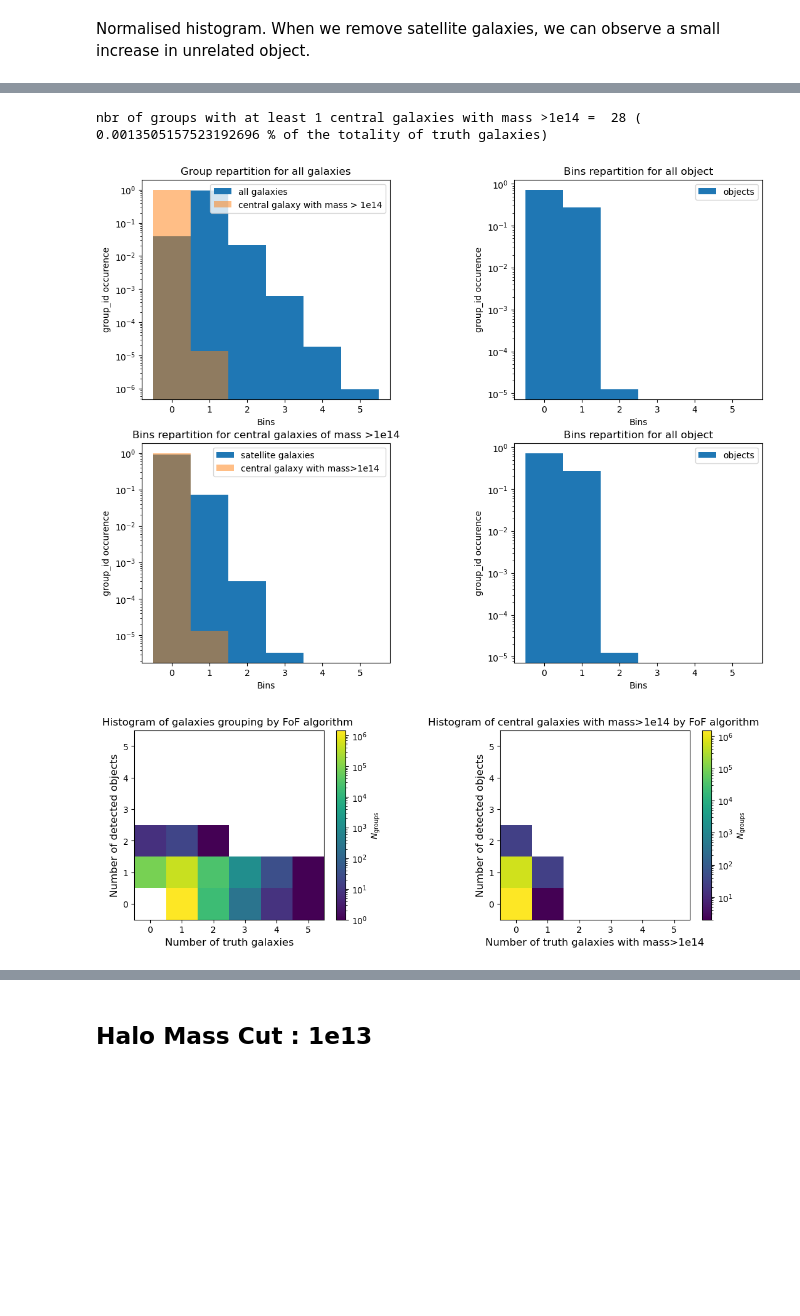
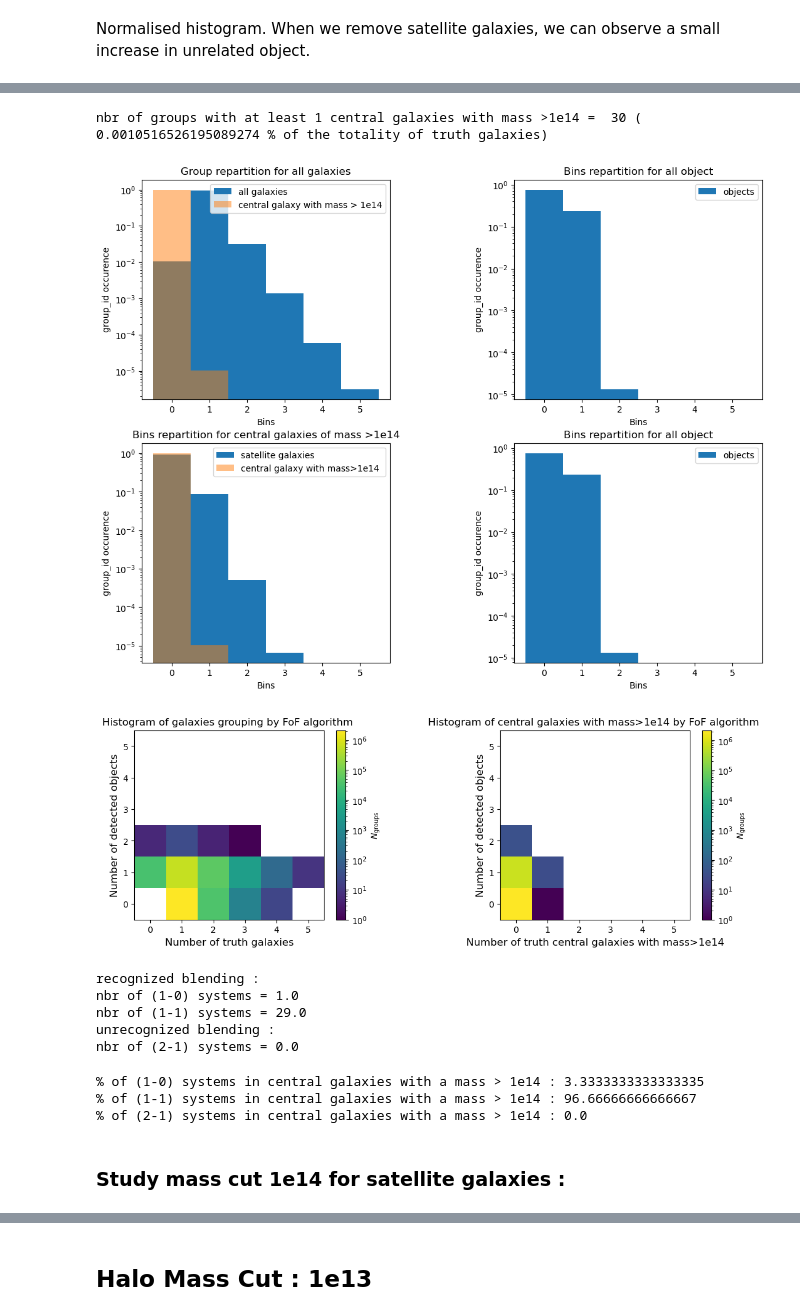
Before and after one commit to GabrielFrugier/stage_LSST, a Jupyter notebook: nt_nobs_system.ipynb, the cells around one changed output, grey strips where cells are left out. Cells and saved outputs as stored; diff of their text form; code cells hidden in the pictures; blank space fills up the shorter version.

```diff
--- a/nt_nobs_system.ipynb
+++ b/nt_nobs_system.ipynb
@@ -45,7 +47,7 @@ cosmodc2.get_quantity_info('is_central')
 object_quantities = ['ra', 'dec', 'mag_i_cModel', 'photoz_mean']
 
 object_data = (dc2.get_quantities(object_quantities,
-                                 filters=['extendedness>0', 'clean']+object_mag_filters+object_z_filters,
+                                 filters=['extendedness>0', 'clean']+object_mag_filters,
                                  native_filters=['tract==4026']))
 
 print(type(object_data))
@@ -69,7 +71,7 @@ healpix_filter = GCRQuery((lambda h: np.isin(h, ipix, True), "healpix_pixel"))
 truth_quantities = ['galaxy_id', 'ra', 'dec', 'mag_i', 'redshift', 'is_central', 'halo_mass', 'halo_id']
 
 truth_data = (cosmodc2.get_quantities(truth_quantities,
-                                      filters=truth_mag_filters+pos_filters+truth_z_filters,
+                                      filters=truth_mag_filters+pos_filters,
                                       native_filters=healpix_filter))
 # %%
 list(truth_data)
@@ -483,18 +635,18 @@ n_truth_halo_mass_cut = np.bincount(results[truth_mask][ind_galax_central][np.wh
 # %%
-n_truth_halo_mass_cut = np.bincount(results[truth_mask][ind_galax_central][np.where(truth_data['halo_mass'][ind_galax][ind_galax_central]>halo_mass_cut)[0]]['group_id'],
+n_truth_halo_mass_cut_central = np.bincount(results[truth_mask][ind_galax_central][np.where(truth_data['halo_mass'][ind_galax][ind_galax_central]>halo_mass_cut)[0]]['group_id'],
                                     minlength=n_groups)
 # %%
-print('nbr of groups with at least 1 central galaxies with mass >1e14 = ', len(n_truth_halo_mass_cut[n_truth_halo_mass_cut>0]),
-      '(', 100*len(n_truth_halo_mass_cut[n_truth_halo_mass_cut>0])/n_groups, '% of the totality of truth galaxies)')
+print('nbr of groups with at least 1 central galaxies with mass >1e14 = ', len(n_truth_halo_mass_cut_central[n_truth_halo_mass_cut_central>0]),
+      '(', 100*len(n_truth_halo_mass_cut_central[n_truth_halo_mass_cut_central>0])/n_groups, '% of the totality of truth galaxies)')
 # %% [output]
-nbr of groups with at least 1 central galaxies with mass >1e14 =  28 ( 0.0013505157523192696 % of the totality of truth galaxies)
+nbr of groups with at least 1 central galaxies with mass >1e14 =  30 ( 0.0010516526195089274 % of the totality of truth galaxies)
 # %%
 plt.figure(figsize=(11,10))
 plt.subplots_adjust(left=0.1, right=1, wspace=0.5)
 
 plt1=plt.subplot(221)
 hist1mass=plt.hist(n_truth, bins=np.arange(max(np.max(n_object), np.max(n_truth))+2)-0.5, density=True, label="all galaxies")
-hist2mass=plt.hist(n_truth_halo_mass_cut, bins=np.arange(max(np.max(n_object), np.max(n_truth))+2)-0.5, alpha = 0.5, density=True,
+hist2mass=plt.hist(n_truth_halo_mass_cut_central, bins=np.arange(max(np.max(n_object), np.max(n_truth))+2)-0.5, alpha = 0.5, density=True,
                 label=f'central galaxy with mass > 1e14')
 plt.xlabel('Bins')
 plt.ylabel('group_id occurence')
@@ -512,7 +664,7 @@ plt.title('Bins repartition for all object')
 
 plt3=plt.subplot(223)
 hist1mass=plt.hist(n_truth_sat, bins=np.arange(max(np.max(n_object), np.max(n_truth))+2)-0.5, density=True, label="satellite galaxies")
-hist2mass=plt.hist(n_truth_halo_mass_cut, bins=np.arange(max(np.max(n_object), np.max(n_truth))+2)-0.5, alpha = 0.5, density=True,
+hist2mass=plt.hist(n_truth_halo_mass_cut_central, bins=np.arange(max(np.max(n_object), np.max(n_truth))+2)-0.5, alpha = 0.5, density=True,
                 label=f'central galaxy with mass>1e14 ')
 plt.xlabel('Bins')
 plt.ylabel('group_id occurence')
@@ -530,34 +682,65 @@ plt.title('Bins repartition for all object')
 
 plt.show()
 # %% [output]
-[figure, old version]
+[figure, new version]
 # %%
 #average number of galaxies by groups : plt.hist2d(n_truth, n_object, bins=np.arange(max(np.max(n_object), np.max(n_truth))+2)-0.5, norm=mpl.colors.LogNorm());
 
 plt.figure(figsize=(11,4))
 plt.subplots_adjust(left=0.1, right=1, wspace=0.5)
 
 plt1=plt.subplot(121)
 hist2d1=plt.hist2d(n_truth, n_object, bins=np.arange(max(np.max(n_object), np.max(n_truth))+2)-0.5, norm=mpl.colors.LogNorm())
 plt.xlabel('Number of truth galaxies', fontsize=12)
 plt.ylabel('Number of detected objects', fontsize=12)
 plt.colorbar(label=r'$N_{\rm groups}$')
 plt.gca().set_aspect('equal')
 plt.title('Histogram of galaxies grouping by FoF algorithm ')
 
 plt2=plt.subplot(122)
-hist2d2mass=plt.hist2d(n_truth_halo_mass_cut, n_object,
+hist2d2_mass_14_central=plt.hist2d(n_truth_halo_mass_cut_central, n_object,
                     bins=np.arange(max(np.max(n_object),
                     np.max(n_truth_central))+2)-0.5,
                     norm=mpl.colors.LogNorm())
-plt.xlabel('Number of truth galaxies with mass>1e14', fontsize=12)
+plt.xlabel('Number of truth central galaxies with mass>1e14', fontsize=12)
 plt.ylabel('Number of detected objects', fontsize=12)
 plt.colorbar(label=r'$N_{\rm groups}$')
 plt.gca().set_aspect('equal')
 plt.title('Histogram of central galaxies with mass>1e14 by FoF algorithm ')
 
 plt.show()
 
 #attention histo en échelles log
 # %% [output]
-[figure, old version]
+[figure, new version]
+# %%
+print("recognized blending :")
+
+print("nbr of (1-0) systems =", hist2d2_mass_14_central[0][1,0])
+
+print("nbr of (1-1) systems =", hist2d2_mass_14_central[0][1,1])
+
+print("unrecognized blending :")
+
+print("nbr of (2-1) systems =", hist2d2_mass_14_central[0][2,1])
+# %% [output]
+recognized blending :
+nbr of (1-0) systems = 1.0
+nbr of (1-1) systems = 29.0
+unrecognized blending :
+nbr of (2-1) systems = 0.0
+# %%
+print("% of (1-0) systems in central galaxies with a mass > 1e14 :",
+     (hist2d2_mass_14_central[0][1,0]/len(results[truth_mask][np.where(truth_data['halo_mass'][ind_galax][ind_galax_central]>halo_mass_cut)[0]]))*100)
+
+print("% of (1-1) systems in central galaxies with a mass > 1e14 :",
+     (hist2d2_mass_14_central[0][1,1]/len(results[truth_mask][np.where(truth_data['halo_mass'][ind_galax][ind_galax_central]>halo_mass_cut)[0]]))*100)
+
+print("% of (2-1) systems in central galaxies with a mass > 1e14 :",
+     (hist2d2_mass_14_central[0][2,1]/len(results[truth_mask][np.where(truth_data['halo_mass'][ind_galax][ind_galax_central]>halo_mass_cut)[0]]))*100)
+# %% [output]
+% of (1-0) systems in central galaxies with a mass > 1e14 : 3.3333333333333335
+% of (1-1) systems in central galaxies with a mass > 1e14 : 96.66666666666667
+% of (2-1) systems in central galaxies with a mass > 1e14 : 0.0
+# %% [markdown]
+### Study mass cut 1e14 for satellite galaxies :
```
Also changed, not shown: parts of 64 cells of this notebook.
